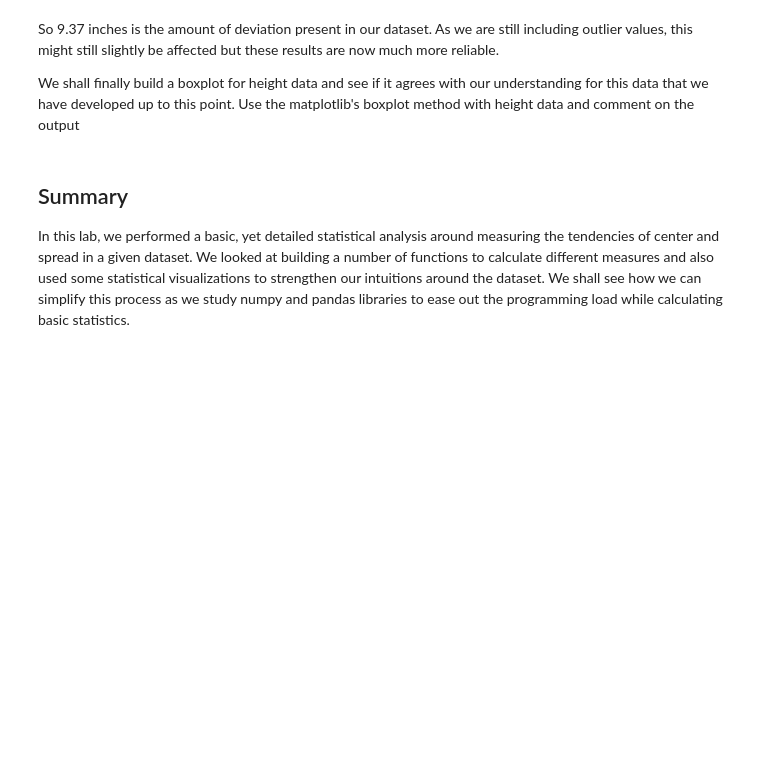
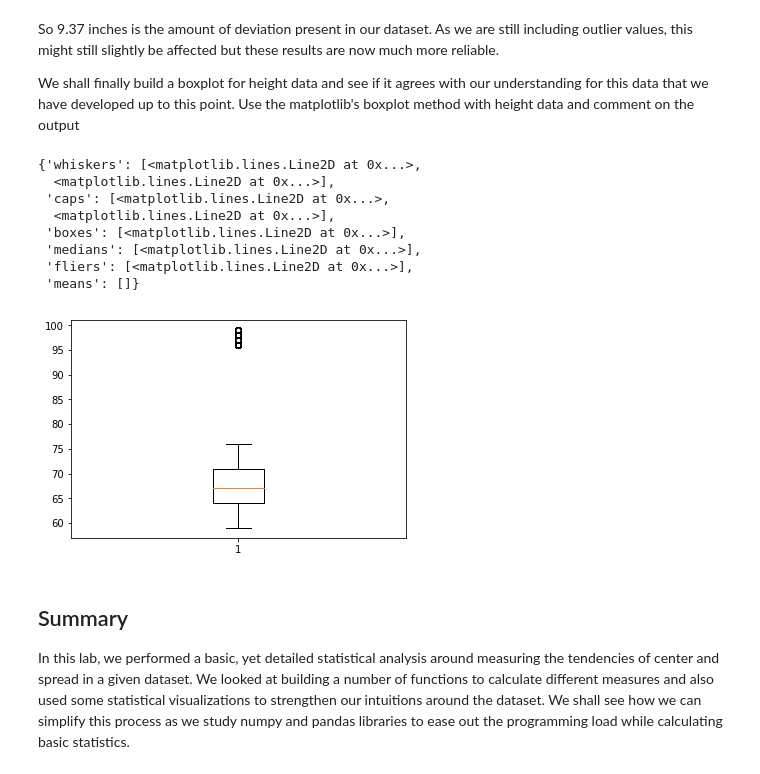
Before and after one commit to Yee-Brian14/dsc-implementing-statistics-with-functions-lab-nyc-ds-071519, a Jupyter notebook: index.ipynb, the cells around one changed output. Cells and saved outputs as stored; diff of their text form; code cells hidden in the pictures; blank space fills up the shorter version.

```diff
--- a/index.ipynb
+++ b/index.ipynb
@@ -352,7 +352,17 @@ So 9.37 inches is the amount of deviation present in our dataset. As we are stil
 We shall finally build a boxplot for height data and see if it agrees with our understanding for this data that we have developed up to this point. Use the matplotlib's boxplot method with height data and comment on the output
 # %%
 # boxplot here
-plt.boxplot(heights)
+plt.boxplot(height,)
+# %% [output]
+{'whiskers': [<matplotlib.lines.Line2D at 0x...>,
+  <matplotlib.lines.Line2D at 0x...>],
+ 'caps': [<matplotlib.lines.Line2D at 0x...>,
+  <matplotlib.lines.Line2D at 0x...>],
+ 'boxes': [<matplotlib.lines.Line2D at 0x...>],
+ 'medians': [<matplotlib.lines.Line2D at 0x...>],
+ 'fliers': [<matplotlib.lines.Line2D at 0x...>],
+ 'means': []}
+[figure, added]
 # %% [markdown]
 ## Summary
 
```
